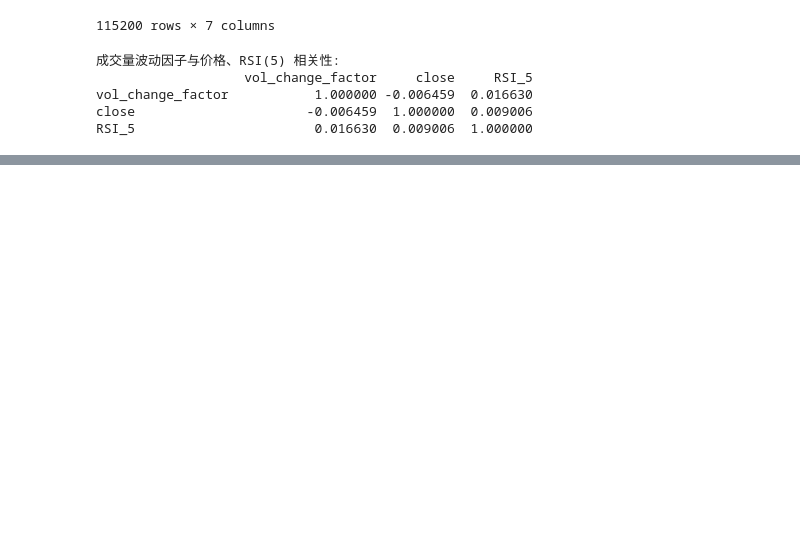
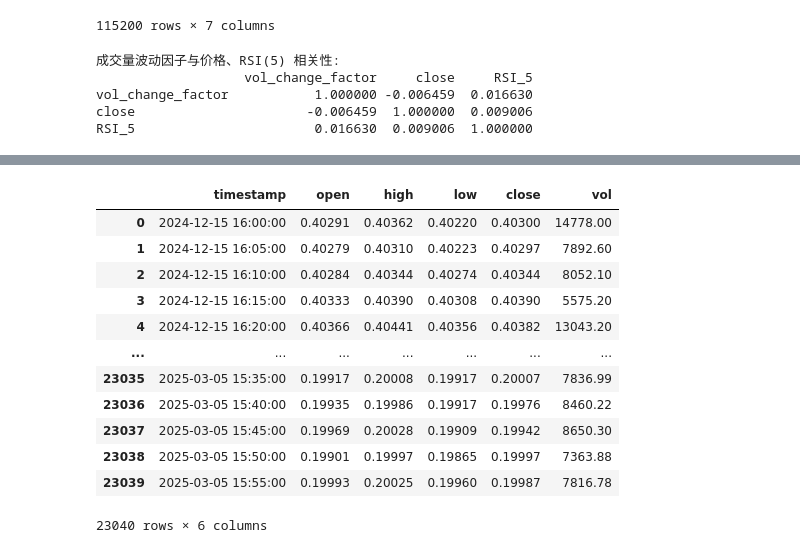
Before and after one commit to KYLEEE519/MachineLearning-HedgeFund, a Jupyter notebook: Data/test.ipynb, the cells around one changed output, grey strips where cells are left out. Drawn from its saved outputs; the diff is of its cells as text; code cells hidden in the pictures; blank space fills up the shorter version.

```diff
--- a/Data/test.ipynb
+++ b/Data/test.ipynb
@@ -167,0 +835,31 @@ print(df_result.head())
+# %%
+
+df.set_index('timestamp', inplace=True)
+
+# 进行 5 分钟重采样
+df_resampled = df.resample('5T').agg({
+    'open': 'first',   # 取第一个开盘价
+    'high': 'max',     # 最高价取最大值
+    'low': 'min',      # 最低价取最小值
+    'close': 'last',   # 收盘价取最后一个
+    'vol': 'sum'       # 交易量累加
+}).dropna()
+
+# 重置索引
+df_resampled.reset_index(inplace=True)
+
+df_resampled
+# %% [output]
+|  | timestamp | open | high | low | close | vol |
+| 0 | 2024-12-15 16:00:00 | 0.40291 | 0.40362 | 0.40220 | 0.40300 | 14778.00 |
+| 1 | 2024-12-15 16:05:00 | 0.40279 | 0.40310 | 0.40223 | 0.40297 | 7892.60 |
+| 2 | 2024-12-15 16:10:00 | 0.40284 | 0.40344 | 0.40274 | 0.40344 | 8052.10 |
+| 3 | 2024-12-15 16:15:00 | 0.40333 | 0.40390 | 0.40308 | 0.40390 | 5575.20 |
+| 4 | 2024-12-15 16:20:00 | 0.40366 | 0.40441 | 0.40356 | 0.40382 | 13043.20 |
+| ... | ... | ... | ... | ... | ... | ... |
+| 23035 | 2025-03-05 15:35:00 | 0.19917 | 0.20008 | 0.19917 | 0.20007 | 7836.99 |
+| 23036 | 2025-03-05 15:40:00 | 0.19935 | 0.19986 | 0.19917 | 0.19976 | 8460.22 |
+| 23037 | 2025-03-05 15:45:00 | 0.19969 | 0.20028 | 0.19909 | 0.19942 | 8650.30 |
+| 23038 | 2025-03-05 15:50:00 | 0.19901 | 0.19997 | 0.19865 | 0.19997 | 7363.88 |
+| 23039 | 2025-03-05 15:55:00 | 0.19993 | 0.20025 | 0.19960 | 0.19987 | 7816.78 |
+23040 rows × 6 columns
```
Also changed, not shown: parts of 8 cells of this notebook, 1 other file.
